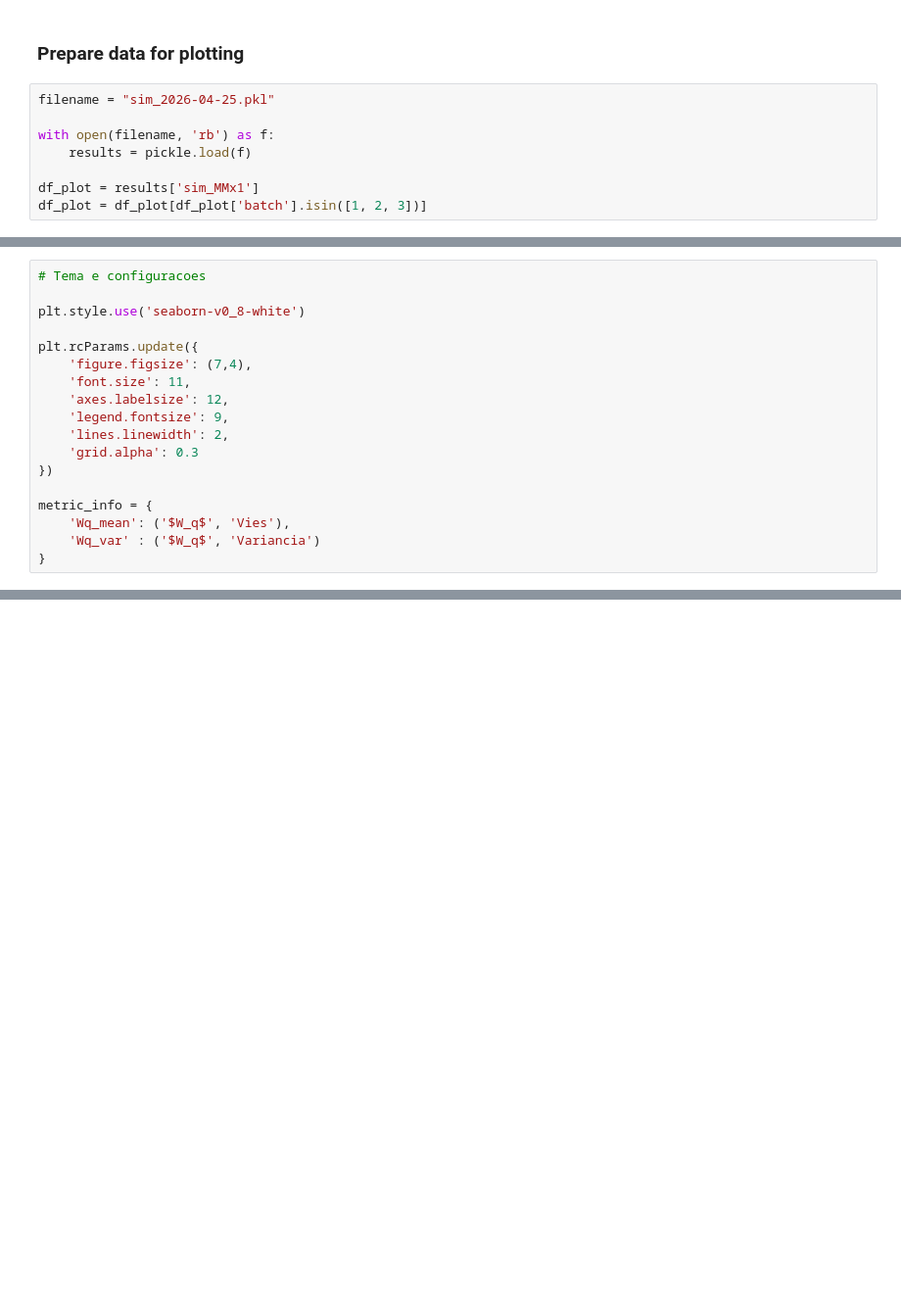
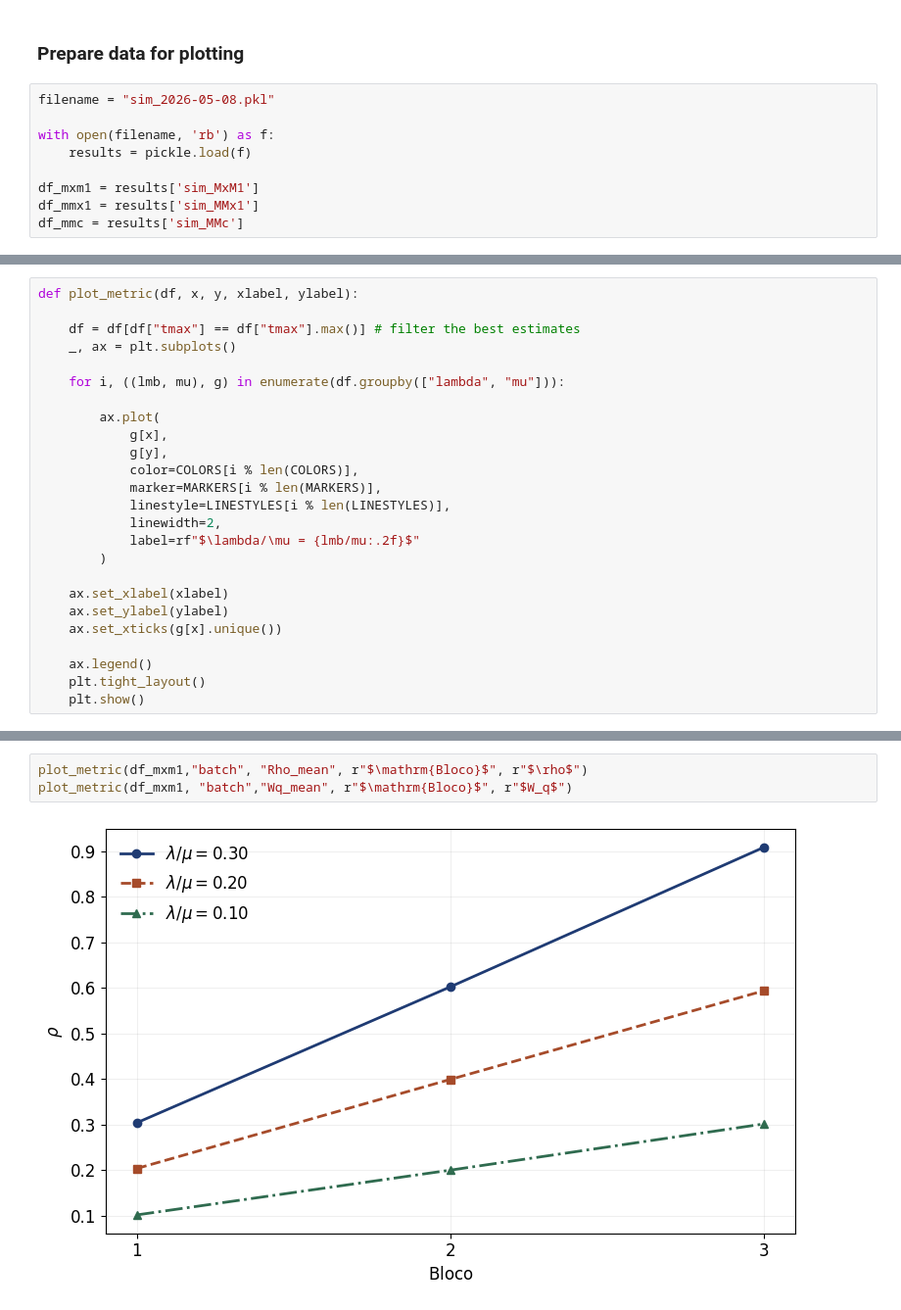
Before and after one commit to eriky-tn/CREEM_GGc_Simulation, a Jupyter notebook: plot_ggc.ipynb, the cells around one changed output, grey strips where cells are left out. Shown at 98% size. Drawn from its saved outputs; the diff is of its cells as text; blank space fills up the shorter version.

Commit message:
Atualiza parametros da simulacao

```diff
--- a/plot_ggc.ipynb
+++ b/plot_ggc.ipynb
@@ -21,10 +21,11 @@ import pickle
 # %% [markdown]
 ### Prepare data for plotting
 # %%
-filename = "sim_2026-04-25.pkl"
+filename = "sim_2026-05-08.pkl"
 
 with open(filename, 'rb') as f:
     results = pickle.load(f)
 
-df_plot = results['sim_MMx1']
-df_plot = df_plot[df_plot['batch'].isin([1, 2, 3])]
+df_mxm1 = results['sim_MxM1']
+df_mmx1 = results['sim_MMx1']
+df_mmc = results['sim_MMc']
@@ -66,18 +68,25 @@ for batch, dfb in df_plot.groupby('batch'):
 # %%
-# Tema e configuracoes
+def plot_metric(df, x, y, xlabel, ylabel):
 
-plt.style.use('seaborn-v0_8-white')
+    df = df[df["tmax"] == df["tmax"].max()] # filter the best estimates
+    _, ax = plt.subplots()
 
-plt.rcParams.update({
-    'figure.figsize': (7,4),
-    'font.size': 11,
-    'axes.labelsize': 12,
-    'legend.fontsize': 9,
-    'lines.linewidth': 2,
-    'grid.alpha': 0.3
-})
+    for i, ((lmb, mu), g) in enumerate(df.groupby(["lambda", "mu"])):
 
-metric_info = {
-    'Wq_mean': ('$W_q$', 'Vies'),
-    'Wq_var' : ('$W_q$', 'Variancia')
-}
+        ax.plot(
+            g[x],
+            g[y],
+            color=COLORS[i % len(COLORS)],
+            marker=MARKERS[i % len(MARKERS)],
+            linestyle=LINESTYLES[i % len(LINESTYLES)],
+            linewidth=2,
+            label=rf"$\lambda/\mu = {lmb/mu:.2f}$"
+        )
+
+    ax.set_xlabel(xlabel)
+    ax.set_ylabel(ylabel)
+    ax.set_xticks(g[x].unique())
+
+    ax.legend()
+    plt.tight_layout()
+    plt.show()
@@ -195,0 +95,5 @@ for batch, dfb in df_plot.groupby('batch'):
+# %%
+plot_metric(df_mxm1,"batch", "Rho_mean", r"$\mathrm{Bloco}$", r"$\rho$")
+plot_metric(df_mxm1, "batch","Wq_mean", r"$\mathrm{Bloco}$", r"$W_q$")
+# %% [output]
+[figure, added]
```
Also changed, not shown: parts of 17 cells of this notebook, 3 other files.
